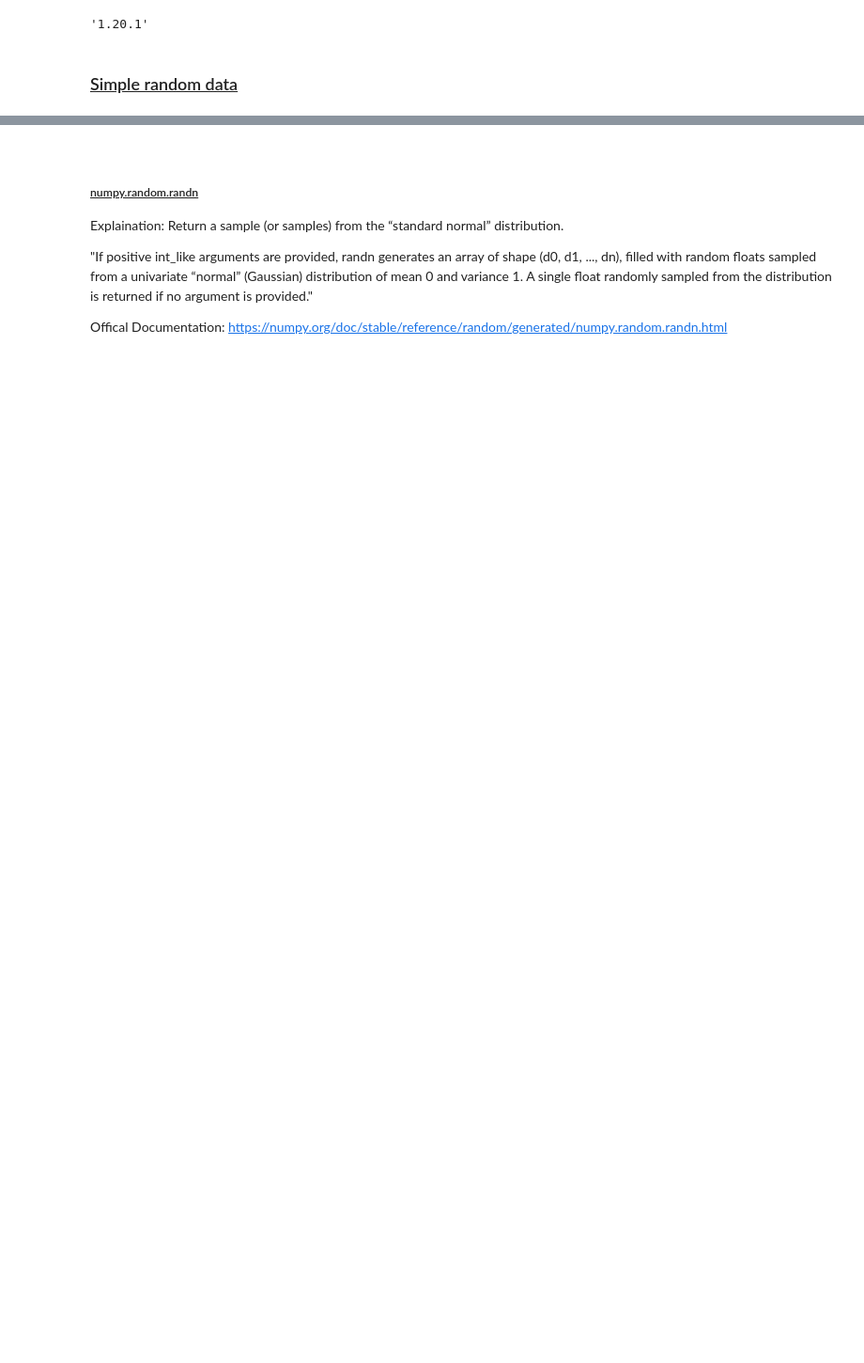
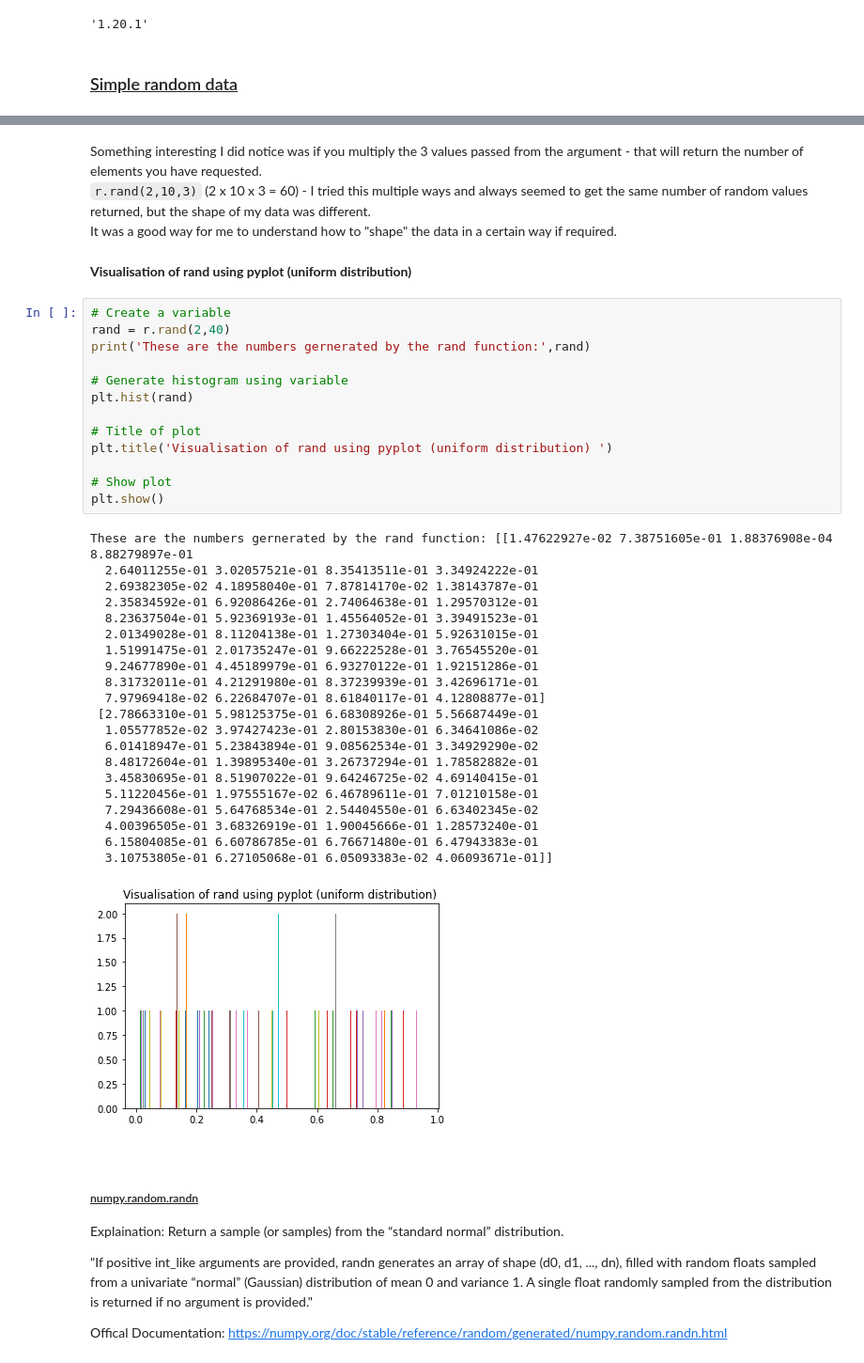
Before and after one commit to Lynch08/numpy-random-investigation, a Jupyter notebook: numpy-random.ipynb, the cells around one changed output, grey strips where cells are left out. Shown at 94% size. Saved outputs shown, nothing was run; the diff lists cells and outputs as text; blank space fills up the shorter version.

````diff
--- a/numpy-random.ipynb
+++ b/numpy-random.ipynb
@@ -144,3 +141,44 @@ array([[[0.89928518, 0.39765089, 0.33767803],
+# %% [markdown]
+Something interesting I did notice was if you multiply the 3 values passed from the argument - that will return the number of elements you have requested.
+```r.rand(2,10,3)``` (2 x 10 x 3 = 60) - I tried this multiple ways and always seemed to get the same number of random values returned, but the shape of my data was different.
+It was a good way for me to understand how to "shape" the data in a certain way if required.
+# %% [markdown]
+**Visualisation of rand using pyplot (uniform distribution)**
+# %%
+# Create a variable
+rand = r.rand(2,40)
+print('These are the numbers gernerated by the rand function:',rand)
+
+# Generate histogram using variable
+plt.hist(rand)
+
+# Title of plot
+plt.title('Visualisation of rand using pyplot (uniform distribution) ')
+
+# Show plot
+plt.show()
+# %% [output]
+These are the numbers gernerated by the rand function: [[1.47622927e-02 7.38751605e-01 1.88376908e-04 8.88279897e-01
+  2.64011255e-01 3.02057521e-01 8.35413511e-01 3.34924222e-01
+  2.69382305e-02 4.18958040e-01 7.87814170e-02 1.38143787e-01
+  2.35834592e-01 6.92086426e-01 2.74064638e-01 1.29570312e-01
+  8.23637504e-01 5.92369193e-01 1.45564052e-01 3.39491523e-01
+  2.01349028e-01 8.11204138e-01 1.27303404e-01 5.92631015e-01
+  1.51991475e-01 2.01735247e-01 9.66222528e-01 3.76545520e-01
+  9.24677890e-01 4.45189979e-01 6.93270122e-01 1.92151286e-01
+  8.31732011e-01 4.21291980e-01 8.37239939e-01 3.42696171e-01
+  7.97969418e-02 6.22684707e-01 8.61840117e-01 4.12808877e-01]
+ [2.78663310e-01 5.98125375e-01 6.68308926e-01 5.56687449e-01
+  1.05577852e-02 3.97427423e-01 2.80153830e-01 6.34641086e-02
+  6.01418947e-01 5.23843894e-01 9.08562534e-01 3.34929290e-02
+  8.48172604e-01 1.39895340e-01 3.26737294e-01 1.78582882e-01
+  3.45830695e-01 8.51907022e-01 9.64246725e-02 4.69140415e-01
+  5.11220456e-01 1.97555167e-02 6.46789611e-01 7.01210158e-01
+  7.29436608e-01 5.64768534e-01 2.54404550e-01 6.63402345e-02
+  4.00396505e-01 3.68326919e-01 1.90045666e-01 1.28573240e-01
+  6.15804085e-01 6.60786785e-01 6.76671480e-01 6.47943383e-01
+  3.10753805e-01 6.27105068e-01 6.05093383e-02 4.06093671e-01]]
+[figure, added]
 # %% [markdown]
 <br>
 
````
Also changed, not shown: parts of 22 cells of this notebook, 1 other file.
